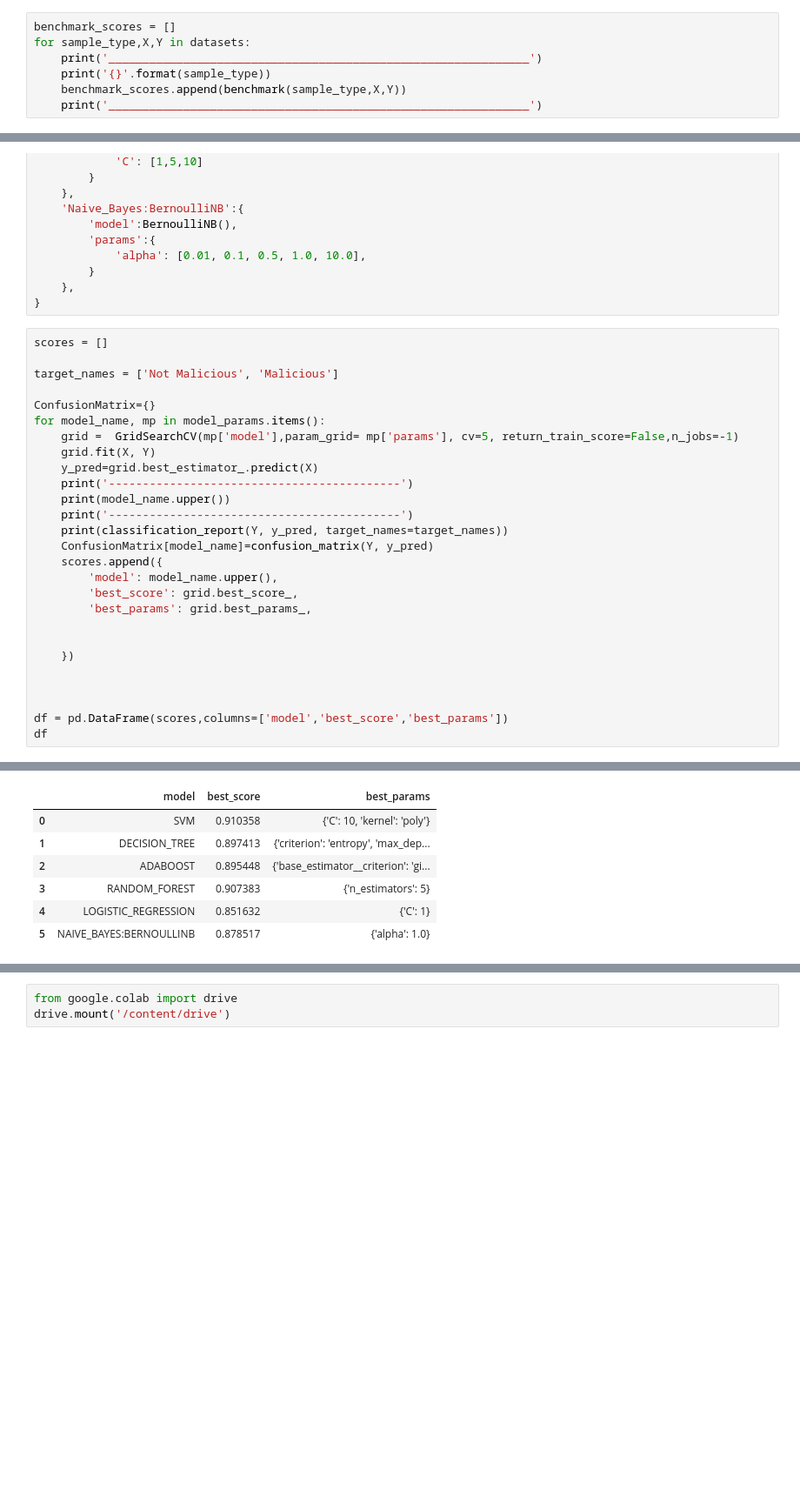
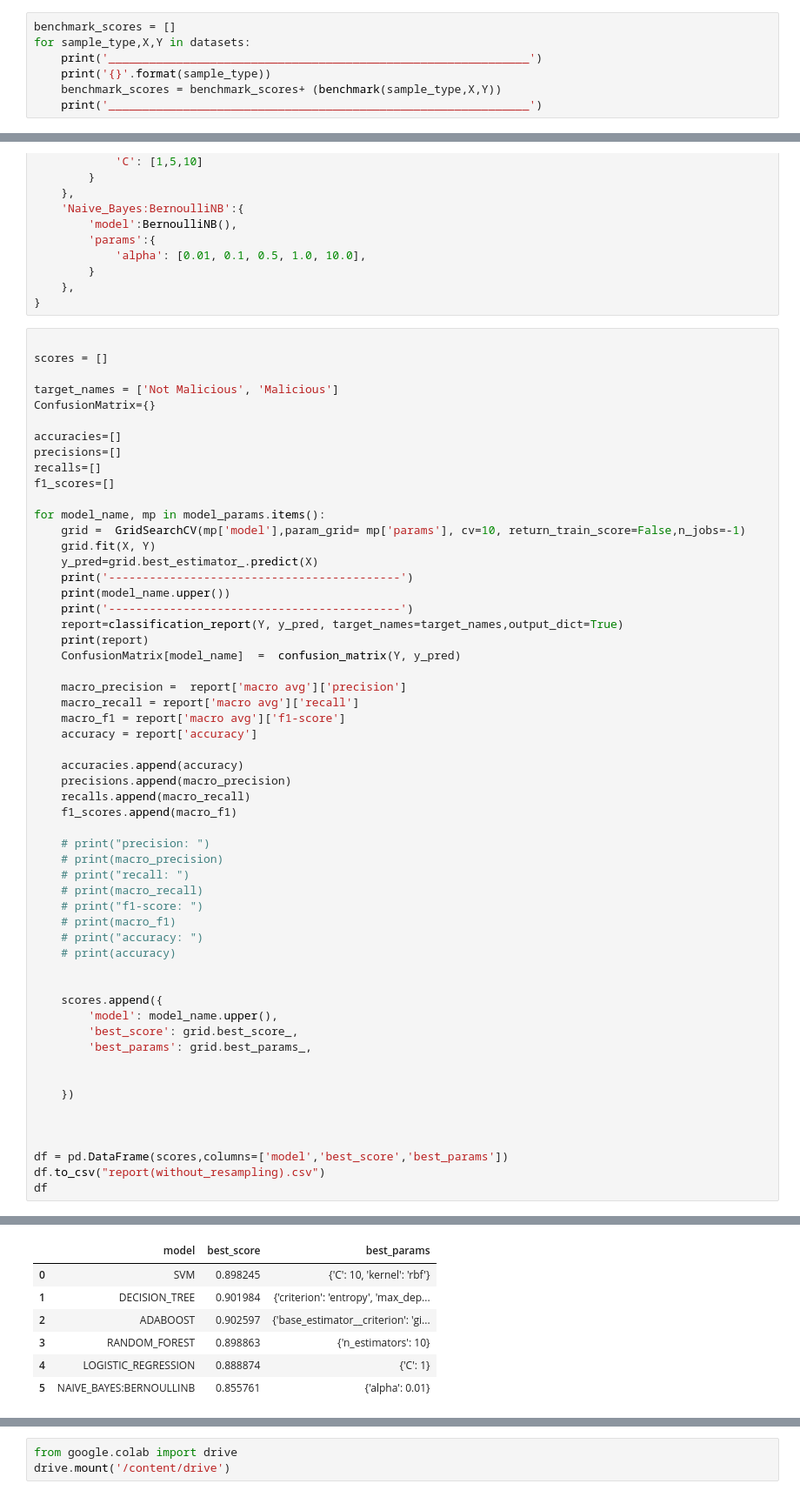
Before and after one commit to Sajid576/data-mining-techniques-to-detect-sql-nosql-injection-attack, a Jupyter notebook: Thesis/NoSQL_InjectionModel.ipynb, the cells around one changed output, grey strips where cells are left out. Shown: that part at 87% size. Drawn from its saved outputs; the diff is of its cells as text; blank space fills up the shorter version.

```diff
--- a/Thesis/NoSQL_InjectionModel.ipynb
+++ b/Thesis/NoSQL_InjectionModel.ipynb
@@ -93,7 +192,7 @@ benchmark_scores = []
 for sample_type,X,Y in datasets:
     print('______________________________________________________________')
     print('{}'.format(sample_type))
-    benchmark_scores.append(benchmark(sample_type,X,Y))
+    benchmark_scores = benchmark_scores+ (benchmark(sample_type,X,Y))
     print('______________________________________________________________')
 # %% [output]
 ______________________________________________________________
@@ -355,20 +375,48 @@ model_params = {
     },
 }
 # %%
+
 scores = []
 
 target_names = ['Not Malicious', 'Malicious']
+ConfusionMatrix={}
 
-ConfusionMatrix={}
+accuracies=[]
+precisions=[]
+recalls=[]
+f1_scores=[]
+
 for model_name, mp in model_params.items():
-    grid =  GridSearchCV(mp['model'],param_grid= mp['params'], cv=5, return_train_score=False,n_jobs=-1)
+    grid =  GridSearchCV(mp['model'],param_grid= mp['params'], cv=10, return_train_score=False,n_jobs=-1)
     grid.fit(X, Y)
     y_pred=grid.best_estimator_.predict(X)
     print('-------------------------------------------')
     print(model_name.upper())
     print('-------------------------------------------')
-    print(classification_report(Y, y_pred, target_names=target_names))
-    ConfusionMatrix[model_name]=confusion_matrix(Y, y_pred)
+    report=classification_report(Y, y_pred, target_names=target_names,output_dict=True)
+    print(report)
+    ConfusionMatrix[model_name]  =  confusion_matrix(Y, y_pred)
+
+    macro_precision =  report['macro avg']['precision']
+    macro_recall = report['macro avg']['recall']
+    macro_f1 = report['macro avg']['f1-score']
+    accuracy = report['accuracy']
+
+    accuracies.append(accuracy)
+    precisions.append(macro_precision)
+    recalls.append(macro_recall)
+    f1_scores.append(macro_f1)
+
+    # print("precision: ")
+    # print(macro_precision)
+    # print("recall: ")
+    # print(macro_recall)
+    # print("f1-score: ")
+    # print(macro_f1)
+    # print("accuracy: ")
+    # print(accuracy)
+
+
     scores.append({
         'model': model_name.upper(),
         'best_score': grid.best_score_,
@@ -380,6 +428,7 @@ for model_name, mp in model_params.items():
 
 
 df = pd.DataFrame(scores,columns=['model','best_score','best_params'])
+df.to_csv("report(without_resampling).csv")
 df
 # %% [output]
 -------------------------------------------
@@ -402,7 +458,7 @@ Not Malicious       0.96      0.95      0.96       801
 |  | model | best_score | best_params |
-| 0 | SVM | 0.910358 | {'C': 10, 'kernel': 'poly'} |
-| 1 | DECISION_TREE | 0.897413 | {'criterion': 'entropy', 'max_dep... |
-| 2 | ADABOOST | 0.895448 | {'base_estimator__criterion': 'gi... |
-| 3 | RANDOM_FOREST | 0.907383 | {'n_estimators': 5} |
-| 4 | LOGISTIC_REGRESSION | 0.851632 | {'C': 1} |
-| 5 | NAIVE_BAYES:BERNOULLINB | 0.878517 | {'alpha': 1.0} |
+| 0 | SVM | 0.898245 | {'C': 10, 'kernel': 'rbf'} |
+| 1 | DECISION_TREE | 0.901984 | {'criterion': 'entropy', 'max_dep... |
+| 2 | ADABOOST | 0.902597 | {'base_estimator__criterion': 'gi... |
+| 3 | RANDOM_FOREST | 0.898863 | {'n_estimators': 10} |
+| 4 | LOGISTIC_REGRESSION | 0.888874 | {'C': 1} |
+| 5 | NAIVE_BAYES:BERNOULLINB | 0.855761 | {'alpha': 0.01} |
```
Also changed, not shown: parts of 22 cells of this notebook, 12 other files.
